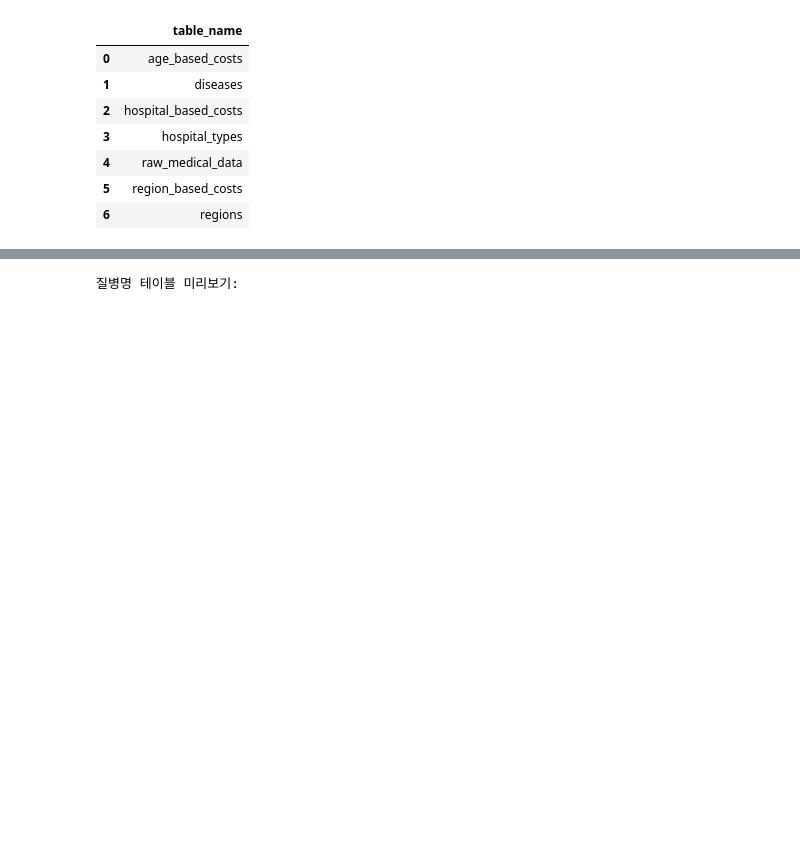
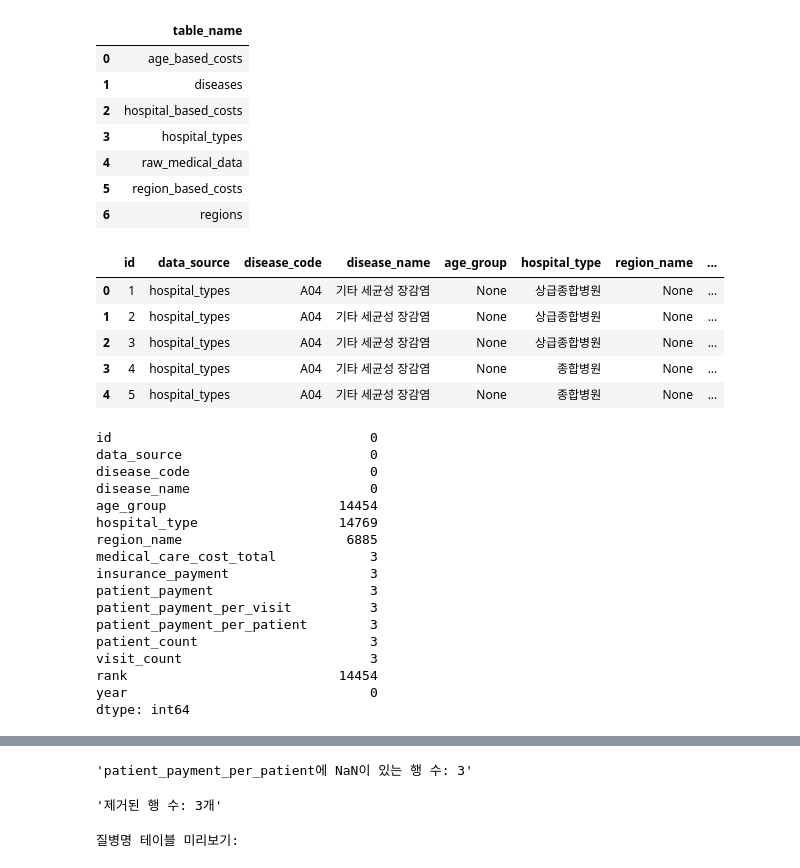
Before and after one commit to yujeong0411/Medi-Budget, a Jupyter notebook: backend/src/data/notebooks/anaylze.ipynb, the cells around one changed output, grey strips where cells are left out. Cells and saved outputs as stored; diff of their text form; code cells hidden in the pictures; blank space fills up the shorter version.

```diff
--- a/backend/src/data/notebooks/anaylze.ipynb
+++ b/backend/src/data/notebooks/anaylze.ipynb
@@ -58,3 +48,47 @@ display(tables)
 | 4 | raw_medical_data |
 | 5 | region_based_costs |
 | 6 | regions |
+# %%
+## 4. 각 테이블 데이터 로드
+# 원본 데이터
+raw_df = pd.read_sql_query("SELECT * FROM raw_medical_data", engine)
+display(raw_df.head())
+
+# 결측치 확인
+nan_counts = raw_df.isna().sum()
+display(nan_counts)
+
+nan_in_target = raw_df[raw_df['patient_payment_per_patient'].isna()]
+display(nan_in_target.head())
+display(f"patient_payment_per_patient에 NaN이 있는 행 수: {len(nan_in_target)}")
+
+# 값 제거
+clean_df = raw_df.dropna(subset=['patient_payment_per_patient'])
+display(f"제거된 행 수: {len(raw_df) - len(clean_df)}개")
+
+# 새 테이블에 저장
+clean_df.to_sql('clean_raw_medical_data', engine, if_exists='replace', index=False)
+# %% [output]
+|  | id | data_source | disease_code | disease_name | age_group | hospital_type | region_name | ... |
+| 0 | 1 | hospital_types | A04 | 기타 세균성 장감염 | None | 상급종합병원 | None | ... |
+| 1 | 2 | hospital_types | A04 | 기타 세균성 장감염 | None | 상급종합병원 | None | ... |
+| 2 | 3 | hospital_types | A04 | 기타 세균성 장감염 | None | 상급종합병원 | None | ... |
+| 3 | 4 | hospital_types | A04 | 기타 세균성 장감염 | None | 종합병원 | None | ... |
+| 4 | 5 | hospital_types | A04 | 기타 세균성 장감염 | None | 종합병원 | None | ... |
+id                                 0
+data_source                        0
+disease_code                       0
+disease_name                       0
+age_group                      14454
+hospital_type                  14769
+region_name                     6885
+medical_care_cost_total            3
+insurance_payment                  3
+patient_payment                    3
+patient_payment_per_visit          3
+patient_payment_per_patient        3
+patient_count                      3
+visit_count                        3
+rank                           14454
+year                               0
+dtype: int64
@@ -61 +99,3 @@ display(tables)
+'patient_payment_per_patient에 NaN이 있는 행 수: 3'
+'제거된 행 수: 3개'
 # %%
```
Also changed, not shown: parts of 5 cells of this notebook, 8 other files.
